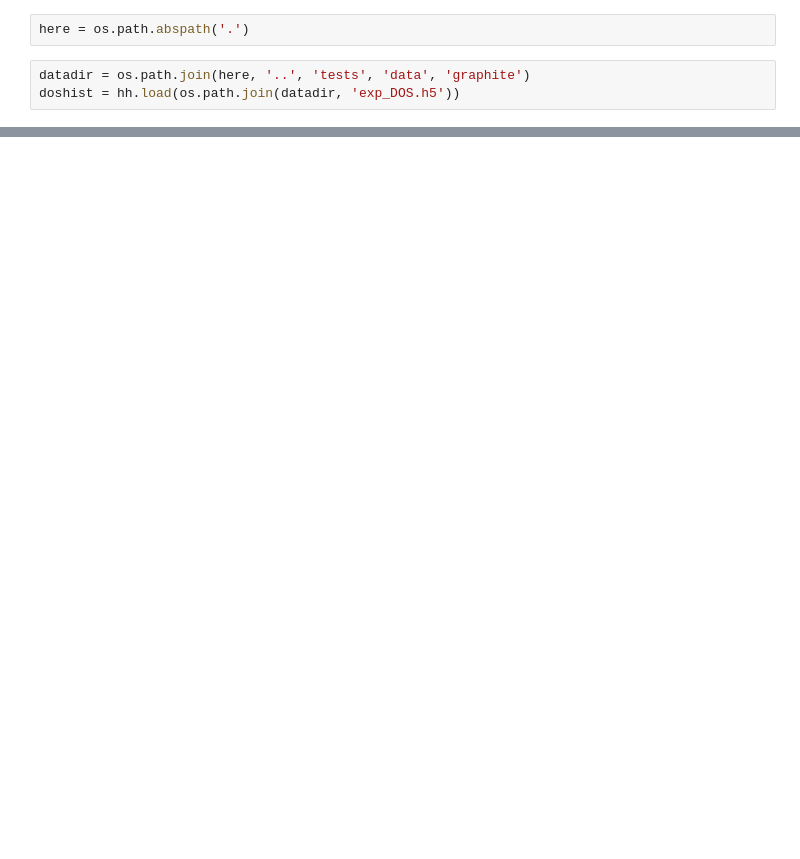
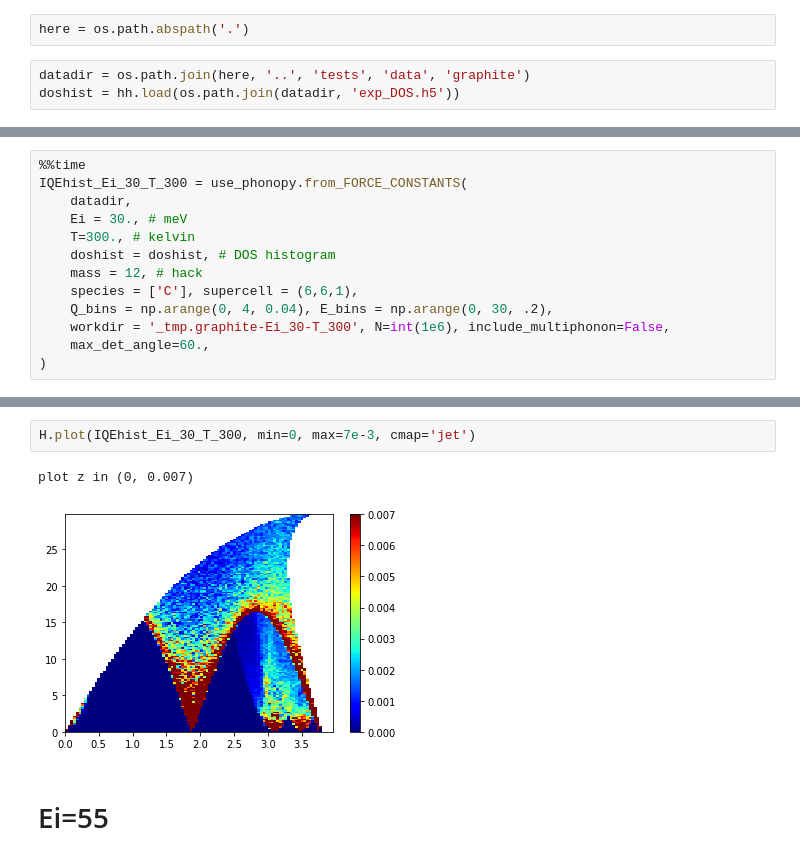
Before and after one commit to mcvine/phonon, a Jupyter notebook: examples/graphite.ipynb, the cells around one changed output, grey strips where cells are left out. Saved outputs shown, nothing was run; the diff lists cells and outputs as text; blank space fills up the shorter version.

Commit message:
examples/graphite.ipynb: 3 examples of different Ei

```diff
--- a/examples/graphite.ipynb
+++ b/examples/graphite.ipynb
@@ -11,0 +18,13 @@ Takes one hour
+# %%
+%%time
+IQEhist_Ei_30_T_300 = use_phonopy.from_FORCE_CONSTANTS(
+    datadir,
+    Ei = 30., # meV
+    T=300., # kelvin
+    doshist = doshist, # DOS histogram
+    mass = 12, # hack
+    species = ['C'], supercell = (6,6,1),
+    Q_bins = np.arange(0, 4, 0.04), E_bins = np.arange(0, 30, .2),
+    workdir = '_tmp.graphite-Ei_30-T_300', N=int(1e6), include_multiphonon=False,
+    max_det_angle=60.,
+)
@@ -11,0 +35,7 @@ Takes one hour
+# %%
+H.plot(IQEhist_Ei_30_T_300, min=0, max=7e-3, cmap='jet')
+# %% [output]
+plot z in (0, 0.007)
+[figure, added]
+# %% [markdown]
+# Ei=55
```
Also changed, not shown: parts of 10 cells of this notebook.
